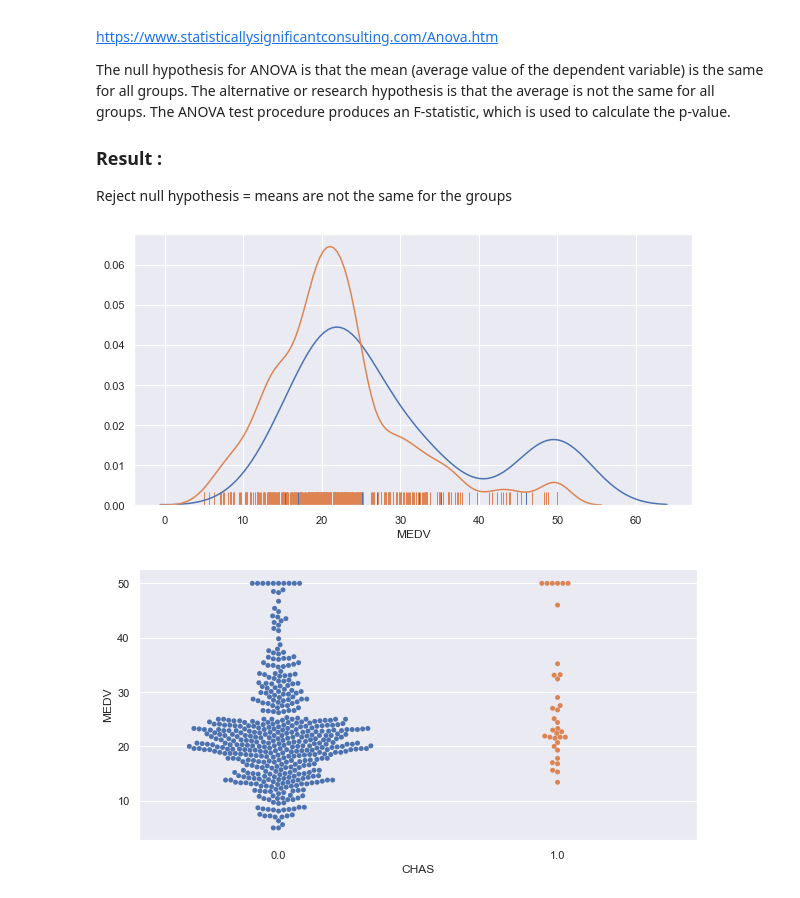
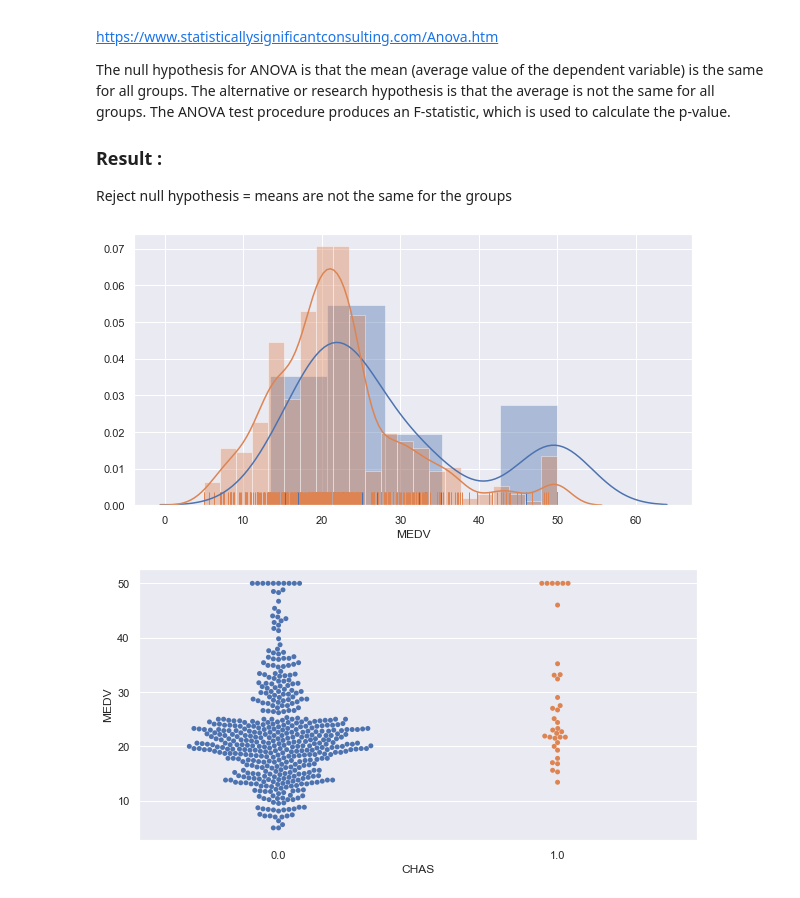
Before and after one commit to ShaunaB93/Machine_learning_and_statistics_assessment, a Jupyter notebook: Overall.ipynb, the cells around one changed output. Cells and saved outputs as stored; diff of their text form; code cells hidden in the pictures.

Commit message:
Additional analysis
Additional plot and analysis discussions

```diff
--- a/Overall.ipynb
+++ b/Overall.ipynb
@@ -386,12 +394,12 @@ The null hypothesis for ANOVA is that the mean (average value of the dependent v
 Reject null hypothesis = means are not the same for the groups
 # %%
 #Plots a distplot comparing the MEDV  values where CHAS is 0 and CHAS is 1
-sns.distplot(boundMEDV, hist=False, rug=True)
-sns.distplot(notBoundMEDV, hist=False, rug=True)
+boundFig = sns.distplot(boundMEDV, hist=True, rug=True)
+notBoundFig = sns.distplot(notBoundMEDV, hist=True, rug=True)
 
 plt.show()
 # %% [output]
-[figure, old version]
+[figure, new version]
 # %%
 #Plots a swarmplot to comparing the MEDV distribution of values where CHAS is 0 and CHAS is 1
 sns.swarmplot(x="CHAS", y="MEDV", data=df)
```
Also changed, not shown: parts of 5 cells of this notebook.
